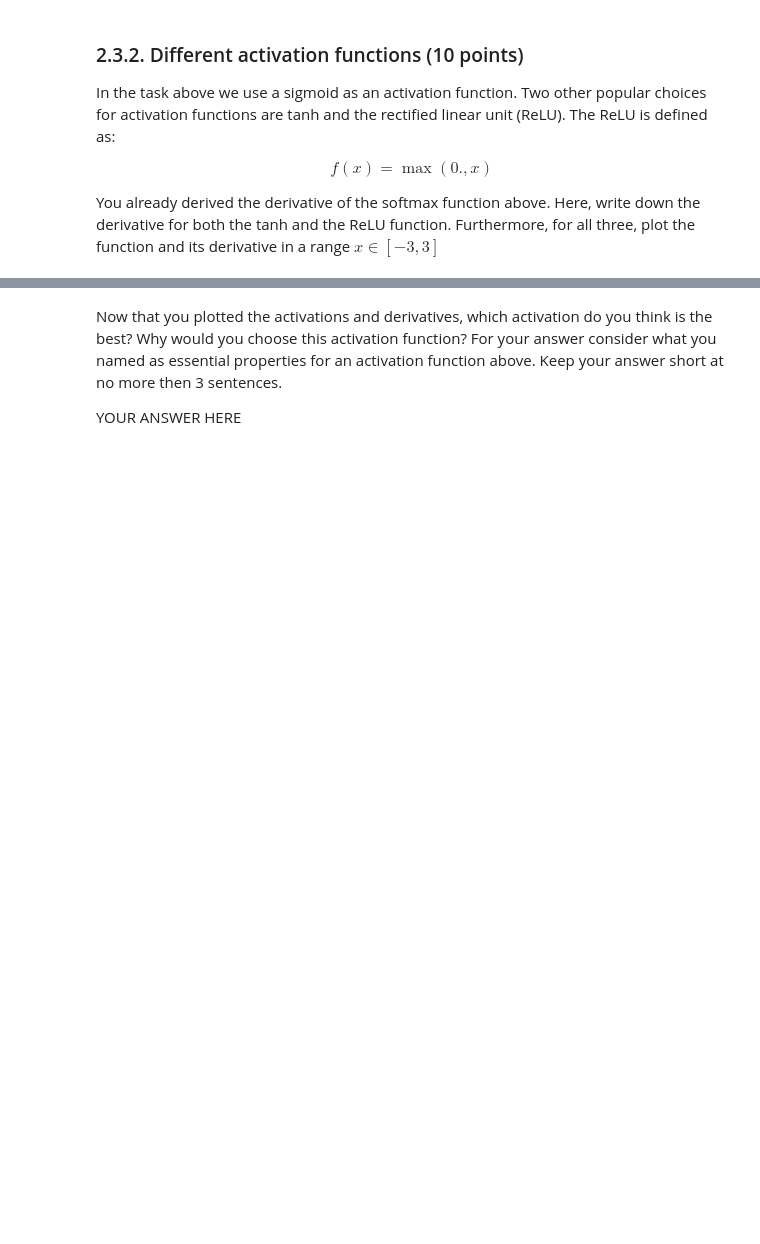
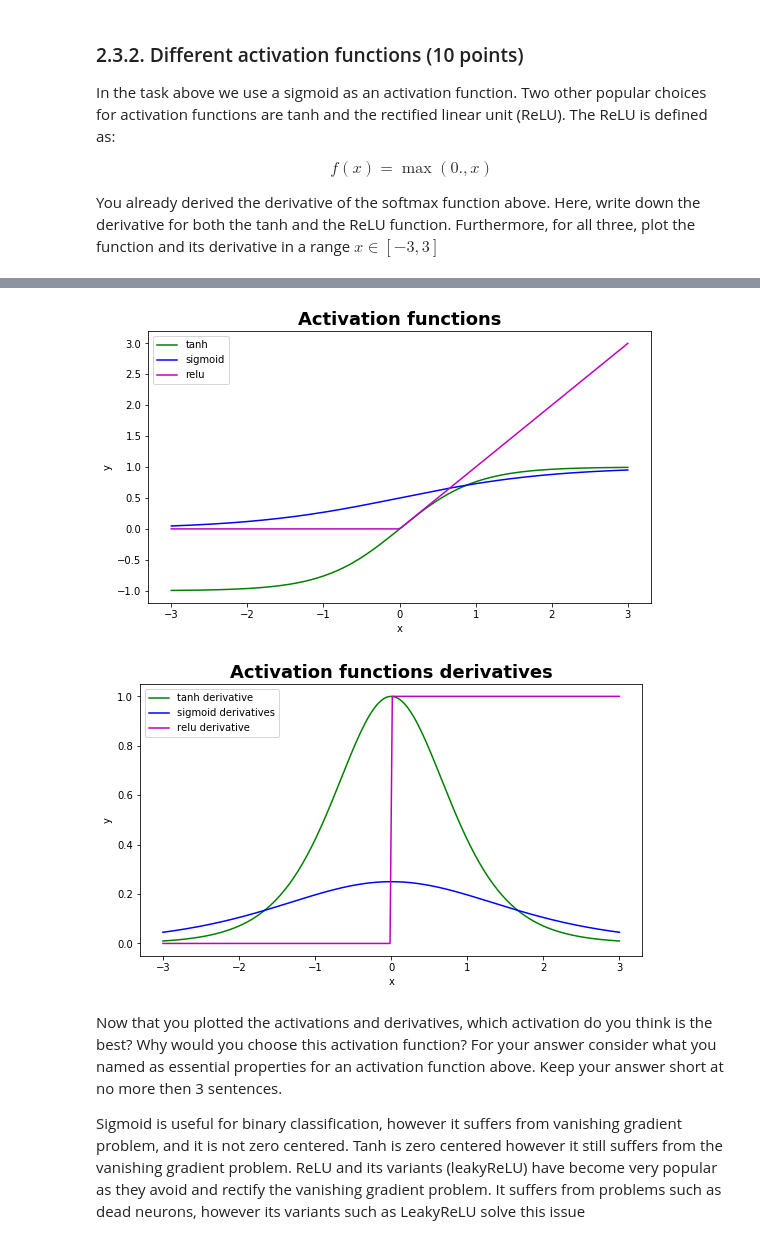
Before and after one commit to TraianVidrascu/ML1, a Jupyter notebook: lab2/12280046_11808527_lab2.ipynb, the cells around one changed output, grey strips where cells are left out. Drawn from its saved outputs; the diff is of its cells as text; code cells hidden in the pictures; blank space fills up the shorter version.

```diff
--- a/lab2/12280046_11808527_lab2.ipynb
+++ b/lab2/12280046_11808527_lab2.ipynb
@@ -713,6 +833,51 @@ raise NotImplementedError()
+# %%
+# plot the function and the derivative for the activations sigmoid, tanh and ReLU.
+
+def plot(title, value1, value1_label, value2, value2_label, value3, value3_label):
+    fontsize = 18
+    plt.plot(x, value1, 'g', label=value1_label)
+    plt.plot(x, value2, 'b', label=value2_label)
+    plt.plot(x, value3, 'm', label=value3_label)
+    plt.xlabel("x")
+    plt.ylabel("y")
+    plt.title(title,fontsize=fontsize,fontweight="bold")
+    plt.legend()
+    plt.show()
+
+def tanh_derivative(x):
+    return 1 / (np.cosh(x)**2)
+
+def sigmoid(x):
+    return 1/(1 + np.exp(-x))
+
+def sigmoid_derivative(x):
+    return sigmoid(x)*(1 - sigmoid(x))
+
+def relu(x):
+    return np.maximum(0, x)
+
+def relu_derivative(x):
+    return np.where(x <= 0, 0, 1)
+
+x = np.linspace(-3, 3, 200)
+
+tanh_values = np.tanh(x)
+tanh_derivative_values = tanh_derivative(x)
+
+sigmoid_values = sigmoid(x)
+sigmoid_derivative_values = sigmoid_derivative(x)
+
+relu_values = relu(x)
+relu_derivative_values = relu_derivative(x)
+
+plot("Activation functions", tanh_values, "tanh", sigmoid_values, "sigmoid", relu_values, "relu")
+plot("Activation functions derivatives", tanh_derivative_values, "tanh derivative", sigmoid_derivative_values, "sigmoid derivatives", relu_derivative_values, "relu derivative")
+# %% [output]
+[figure, added]
+[figure, added]
 # %% [markdown]
 Now that you plotted the activations and derivatives, which activation do you think is the best? Why would you choose this activation function? For your answer consider what you named as essential properties for an activation function above. Keep your answer short at no more then 3 sentences.
 
-YOUR ANSWER HERE
+Sigmoid is useful for binary classification, however it suffers from vanishing gradient problem, and it is not zero centered. Tanh is zero centered however it still suffers from the vanishing gradient problem. ReLU   and its variants (leakyReLU) have become very popular as they avoid and rectify the vanishing gradient problem. It suffers from problems such as dead neurons, however its variants such as LeakyReLU solve this issue
 # %%
 print('Notebook ran in {:2.3} minutes.'.format((time.time()-start)/60))
```
Also changed, not shown: parts of 22 cells of this notebook.
